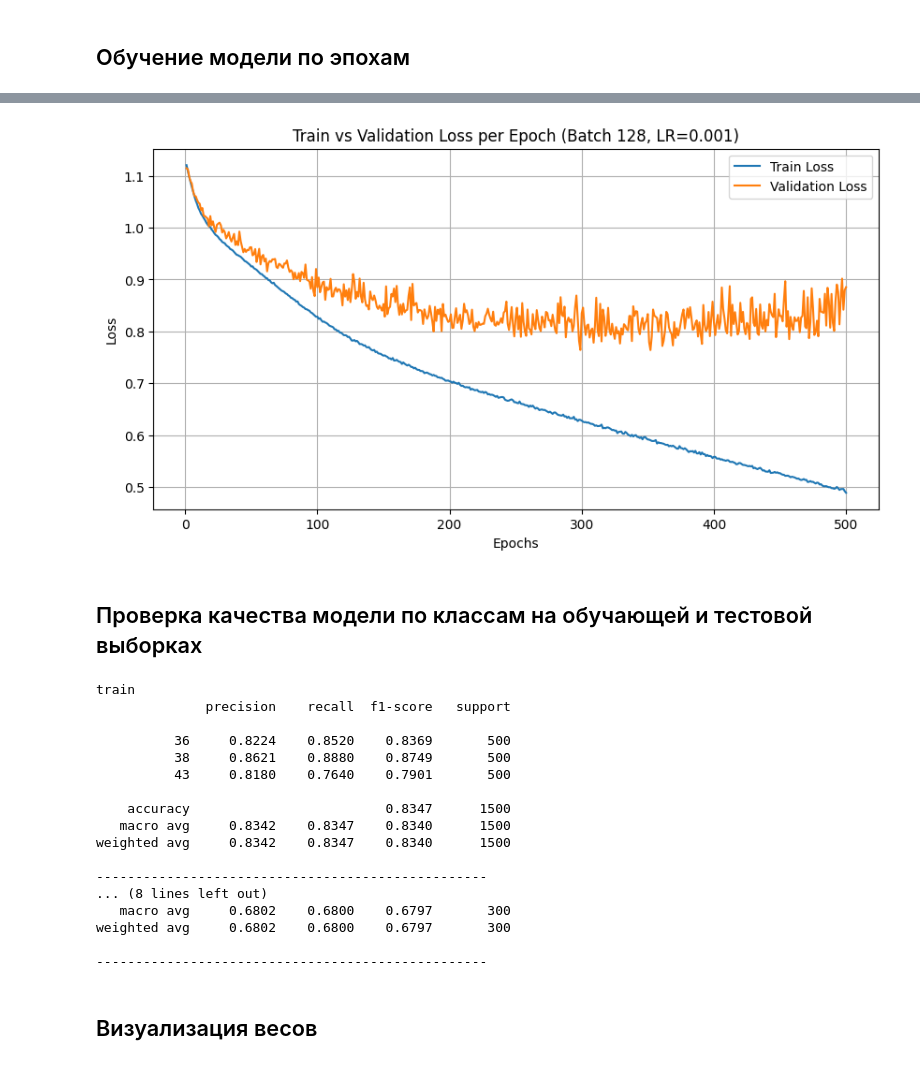
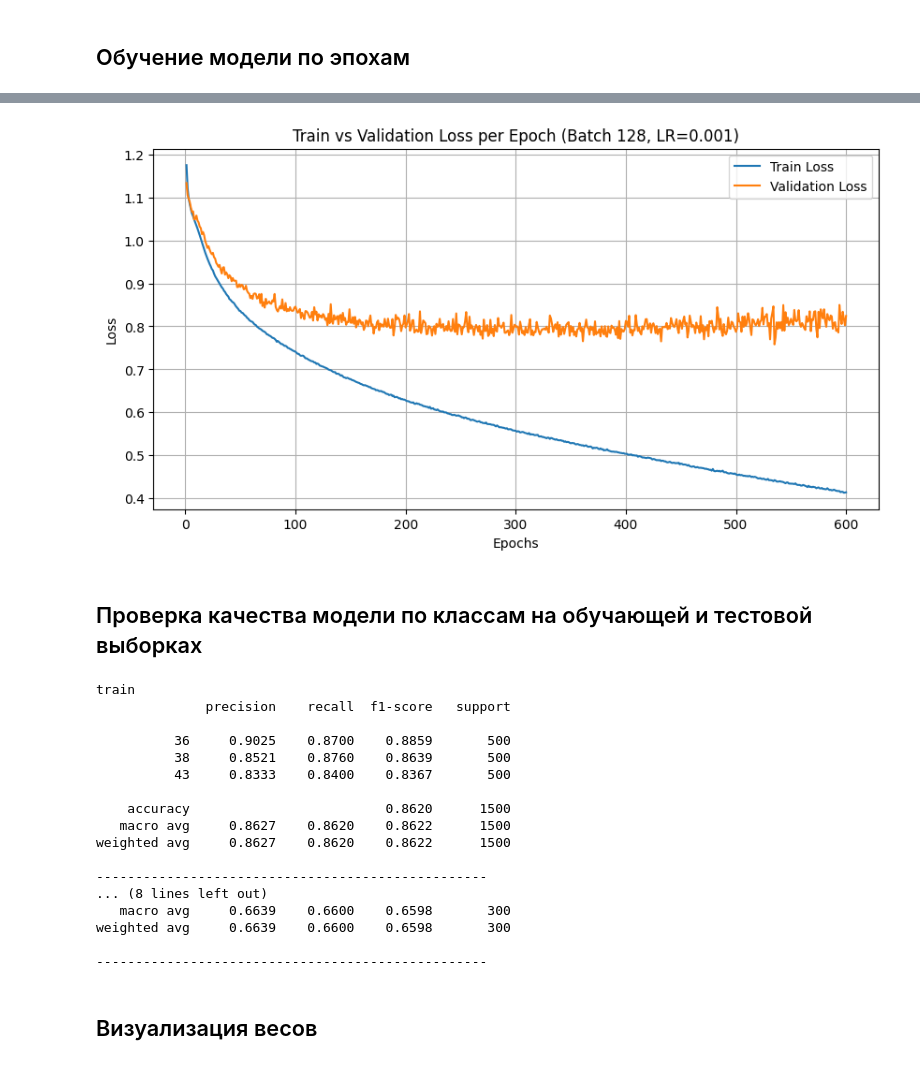
Before and after one commit to daradanci/DeepLearning, a Jupyter notebook: notebooks/Lab1.ipynb, the cells around one changed output, grey strips where cells are left out. Saved outputs shown, nothing was run; the diff lists cells and outputs as text; code cells hidden in the pictures.

```diff
--- a/notebooks/Lab1.ipynb
+++ b/notebooks/Lab1.ipynb
@@ -453,7 +453,7 @@ Image.fromarray(train_X[10]).resize((256,256))
 # %% [markdown]
 ## Создание Pytorch DataLoader'a
 # %%
-batch_size = 128
+batch_size = 192
 dataloader = {}
 for (X, y), part in zip([(train_X, train_y), (test_X, test_y)],
                         ['train', 'test']):
@@ -487,11 +487,18 @@ class Cifar100_MLP(nn.Module):
         # https://blog.jovian.ai/image-classification-of-cifar100-dataset-using-pytorch-8b7145242df1
         self.norm = Normalize([0.5074,0.4867,0.4411],[0.2011,0.1987,0.2025])  # Подключаем нормализацию
         self.seq = nn.Sequential(
-            nn.Linear(32*32*3, 8),  # Полносвязный слой (3072 -> hidden_size)
+
+            nn.Linear(32*32*3, 10),  # Полносвязный слой (3072 -> hidden_size)
             nn.ReLU(),                        # Функция активации ReLU
-            nn.Linear(8, 8),  # Полносвязный слой (3072 -> hidden_size)
-            nn.ReLU(),                        # Функция активации ReLU
-            nn.Linear(8, 3),  # Выходной слой (hidden_size -> classes)
+            nn.Linear(10, 3),  # Выходной слой (hidden_size -> classes)
+
+
+
+            # nn.Linear(32*32*3, 8),  # Полносвязный слой (3072 -> hidden_size)
+            # nn.ReLU(),                        # Функция активации ReLU
+            # nn.Linear(8, 8),  # Полносвязный слой (3072 -> hidden_size)
+            # nn.ReLU(),                        # Функция активации ReLU
+            # nn.Linear(8, 3),  # Выходной слой (hidden_size -> classes)
         )
 
     def forward(self, input):
@@ -520,9 +525,9 @@ optimizer = optim.SGD(model.parameters(), lr=0.001)
 # %% [markdown]
 ## Обучение модели по эпохам
 # %%
-batch_size = 128
+batch_size = 192
 learning_rate = 0.001
-EPOCHS = 500
+EPOCHS = 600
 
 dataloader = {}
 for (X, y), part in zip([(train_X, train_y), (test_X, test_y)], ['train', 'test']):
@@ -605,4 +610,4 @@ plt.show()
-[figure, old version]
+[figure, new version]
 # %% [markdown]
 ## Проверка качества модели по классам на обучающей и тестовой выборках
 # %%
@@ -632,18 +637,18 @@ for part in ['train', 'test']:
 train
               precision    recall  f1-score   support
 
-          36     0.8224    0.8520    0.8369       500
-          38     0.8621    0.8880    0.8749       500
-          43     0.8180    0.7640    0.7901       500
+          36     0.9025    0.8700    0.8859       500
+          38     0.8521    0.8760    0.8639       500
+          43     0.8333    0.8400    0.8367       500
 
-    accuracy                         0.8347      1500
-   macro avg     0.8342    0.8347    0.8340      1500
-weighted avg     0.8342    0.8347    0.8340      1500
+    accuracy                         0.8620      1500
+   macro avg     0.8627    0.8620    0.8622      1500
+weighted avg     0.8627    0.8620    0.8622      1500
 
 --------------------------------------------------
 ... (8 lines left out)
-   macro avg     0.6802    0.6800    0.6797       300
-weighted avg     0.6802    0.6800    0.6797       300
+   macro avg     0.6639    0.6600    0.6598       300
+weighted avg     0.6639    0.6600    0.6598       300
 
 --------------------------------------------------
 # %% [markdown]
```
Also changed, not shown: parts of 3 cells of this notebook.
